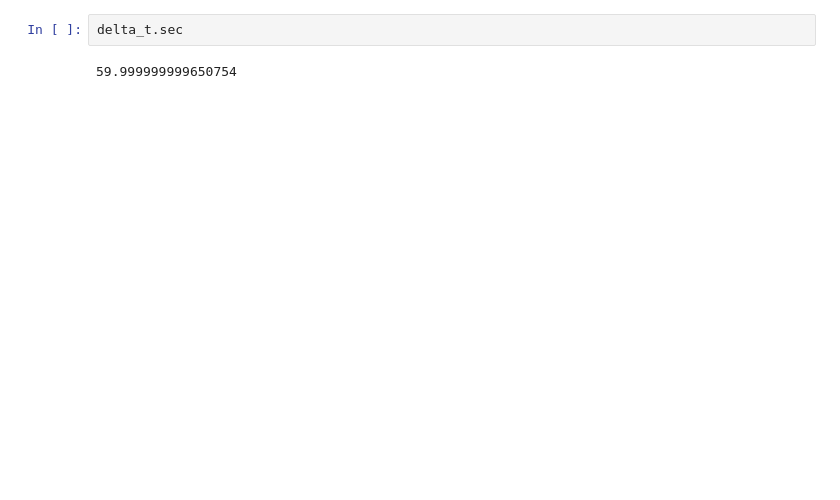
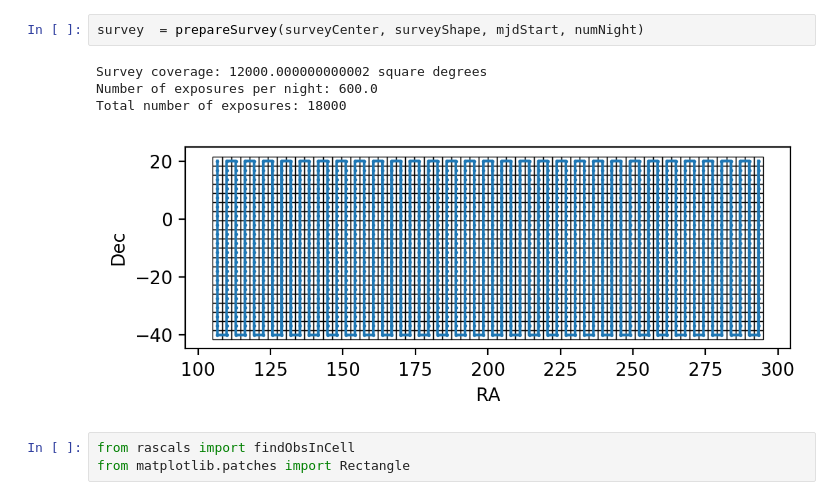
Before and after one commit to moeyensj/thor, a Jupyter notebook: notebooks/moreOorbWrappersAndSurveyBuilding.ipynb, the cells around one changed output. Cells and saved outputs as stored; diff of their text form; blank space fills up the shorter version.

```diff
--- a/notebooks/moreOorbWrappersAndSurveyBuilding.ipynb
+++ b/notebooks/moreOorbWrappersAndSurveyBuilding.ipynb
@@ -80,4 +125,10 @@ WARNING: ErfaWarning: ERFA function "utctai" yielded 1 of "dubious year (Note 3)
-# %%
-delta_t.sec
-# %% [output]
-59.999999999650754
+# %%
+survey  = prepareSurvey(surveyCenter, surveyShape, mjdStart, numNight)
+# %% [output]
+Survey coverage: 12000.000000000002 square degrees
+Number of exposures per night: 600.0
+Total number of exposures: 18000
+[figure, added]
+# %%
+from rascals import findObsInCell
+from matplotlib.patches import Rectangle
```
Also changed, not shown: parts of 42 cells of this notebook, 1 other file.
